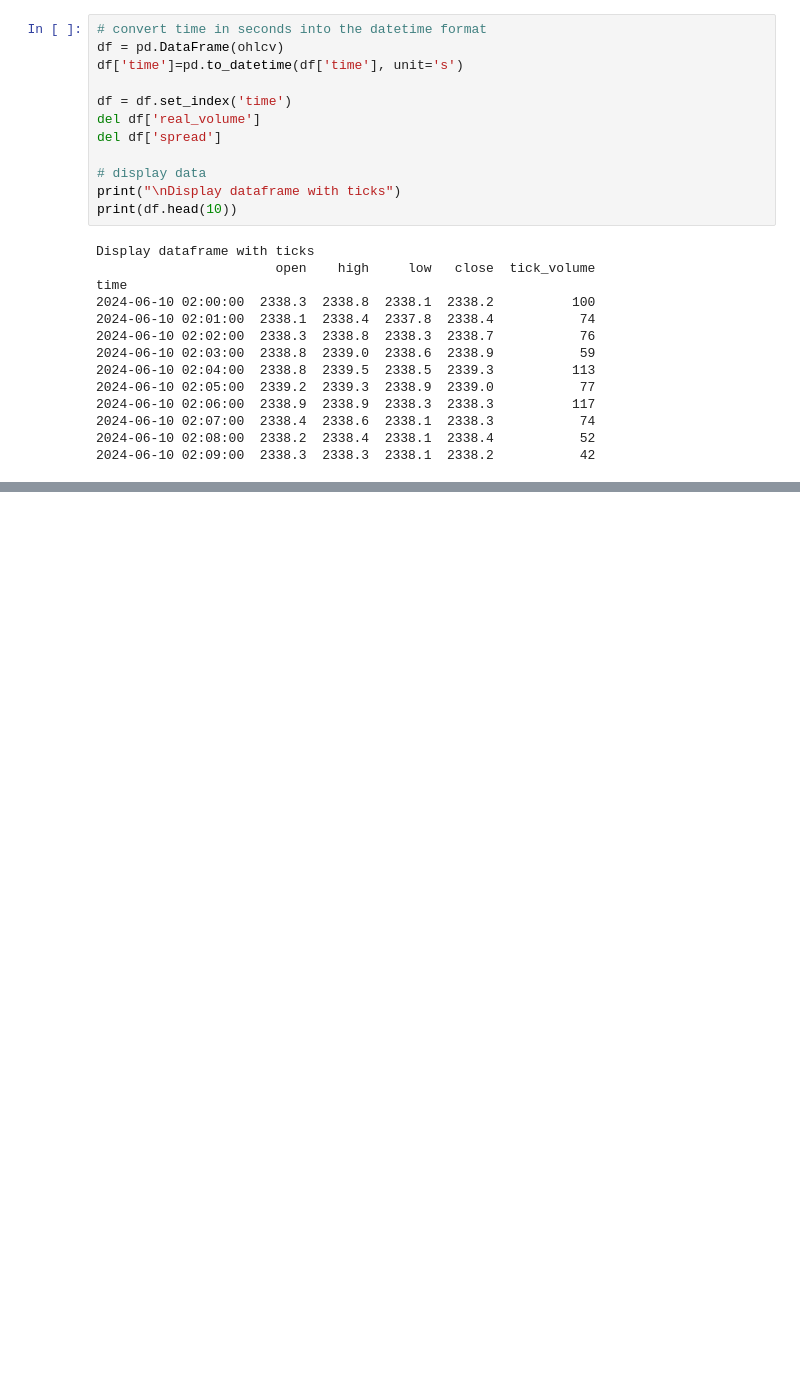
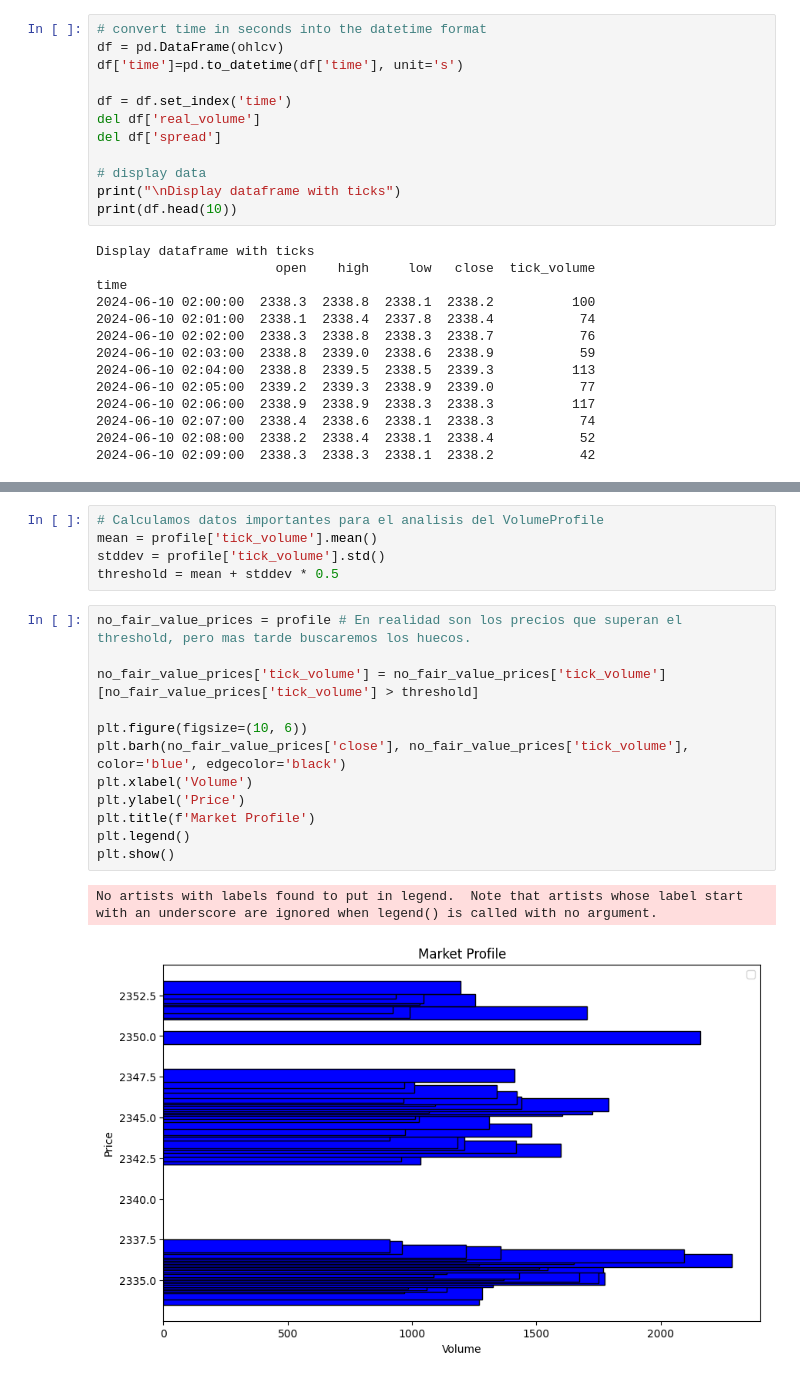
Before and after one commit to FandF-ta/EAs, a Jupyter notebook: H_22082024.ipynb, the cells around one changed output, grey strips where cells are left out. Drawn from its saved outputs; the diff is of its cells as text; blank space fills up the shorter version.

```diff
--- a/H_22082024.ipynb
+++ b/H_22082024.ipynb
@@ -104,0 +124,20 @@ ValueError: Mime type rendering requires nbformat>=4.2.0 but it is not installed
+# %%
+# Calculamos datos importantes para el analisis del VolumeProfile
+mean = profile['tick_volume'].mean()
+stddev = profile['tick_volume'].std()
+threshold = mean + stddev * 0.5
+# %%
+no_fair_value_prices = profile # En realidad son los precios que superan el threshold, pero mas tarde buscaremos los huecos.
+
+no_fair_value_prices['tick_volume'] = no_fair_value_prices['tick_volume'][no_fair_value_prices['tick_volume'] > threshold]
+
+plt.figure(figsize=(10, 6))
+plt.barh(no_fair_value_prices['close'], no_fair_value_prices['tick_volume'], color='blue', edgecolor='black')
+plt.xlabel('Volume')
+plt.ylabel('Price')
+plt.title(f'Market Profile')
+plt.legend()
+plt.show()
+# %% [output]
+No artists with labels found to put in legend.  Note that artists whose label start with an underscore are ignored when legend() is called with no argument.
+[figure, added]
```
Also changed, not shown: parts of 4 cells of this notebook.
